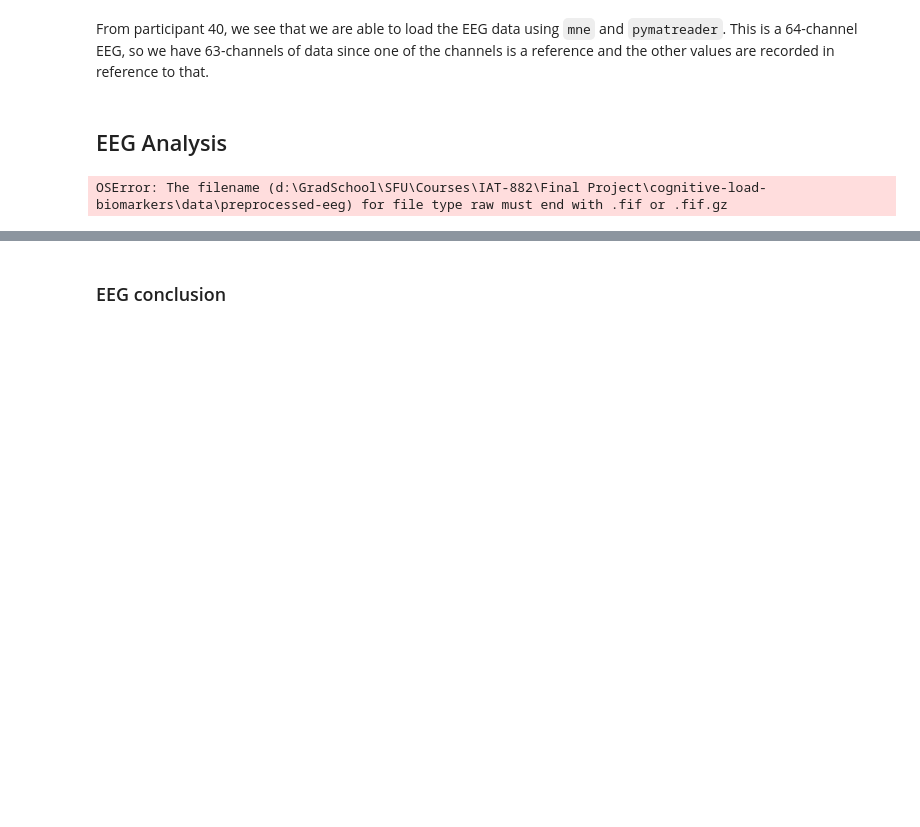
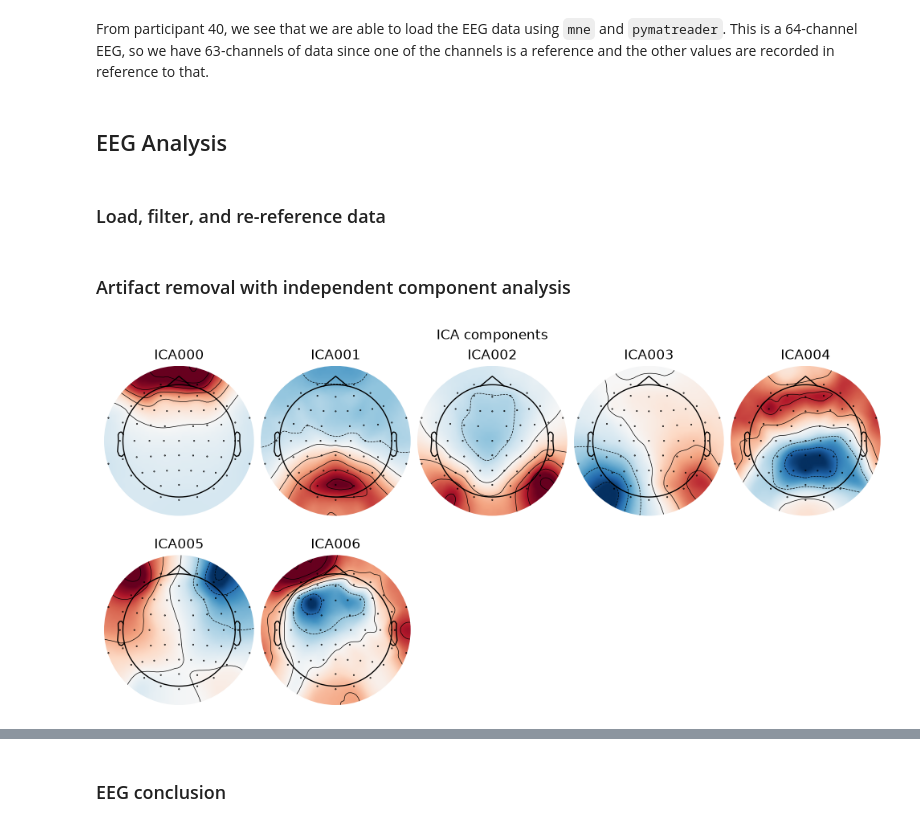
Before and after one commit to atifmmahmud/cognitive-load-biomarkers, a Jupyter notebook: eda.ipynb, the cells around one changed output, grey strips where cells are left out. Drawn from its saved outputs; the diff is of its cells as text; code cells hidden in the pictures; blank space fills up the shorter version.

Commit message:
Starting independent component analysis to remove eye blink/movement and muscle artifacts

```diff
--- a/eda.ipynb
+++ b/eda.ipynb
@@ -59,6 +61,8 @@ The shape of the date is (63, 7176340)
 From participant 40, we see that we are able to load the EEG data using `mne` and `pymatreader`. This is a 64-channel EEG, so we have 63-channels of data since one of the channels is a reference and the other values are recorded in reference to that.
 # %% [markdown]
 ## EEG Analysis
+# %% [markdown]
+### Load, filter, and re-reference data
 # %%
 participants = range(40, 60)
 cache_dir = "data/preprocessed-eeg"
@@ -69,7 +73,7 @@ for num in participants:
     cached_file = f"{cache_dir}/sub-0{num}-task-eeg_preprocessed.fif"
 
     if os.path.exists(cached_file):
-        raw = mne.io.read_raw_eeglab(cached_file, preload=True)
+        raw = mne.io.read_raw_fif(cached_file, preload=True)
     else:
         # Cached, pre-processed file not found: load raw file
         file = f"data/sub-0{num}/eeg/sub-0{num}_task-memory_eeg.set"
@@ -77,6 +81,7 @@ for num in participants:
 
         # Frequency filter: High-pass 1Hz, Low-pass 45Hz & re-reference to averaged reference
         # Based on the original authors' implementation: (Kosachenko et al., 2023)
+        # I also downsampled to 256Hz, authors didn't
         raw.filter(l_freq=1, h_freq=45)
         raw.set_eeg_reference("average")
 
@@ -90,5 +95,19 @@ for num in participants:
 # df_eeg = pd.DataFrame(rows)
 # display(df_eeg)
 # df_eeg.describe()
-# %% [output]
-OSError: The filename (d:\GradSchool\SFU\Courses\IAT-882\Final Project\cognitive-load-biomarkers\data\preprocessed-eeg) for file type raw must end with .fif or .fif.gz
+# %% [markdown]
+### Artifact removal with independent component analysis
+# %%
+num = 40
+cache_dir = "data/preprocessed-eeg"
+
+cached_file = f"{cache_dir}/sub-0{num}-task-eeg_preprocessed.fif"
+if os.path.exists(cached_file):
+    raw = mne.io.read_raw_fif(cached_file, preload=True)
+    ica = mne.preprocessing.ICA(n_components=0.90, method="fastica", random_state=42)
+    ica.fit(raw)
+    ica.plot_components()
+else:
+    print(f"File - {cached_file} not found!")
+# %% [output]
+[figure, added]
```
Also changed, not shown: parts of 3 cells of this notebook.
